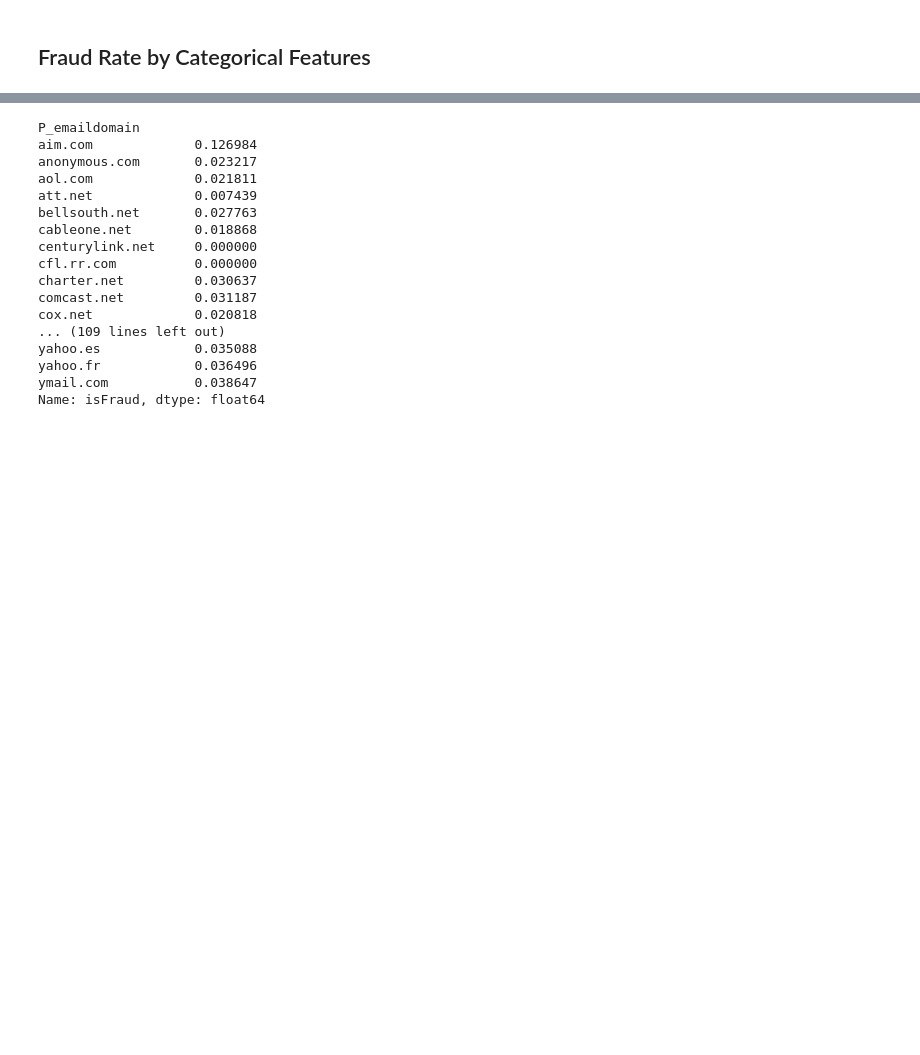
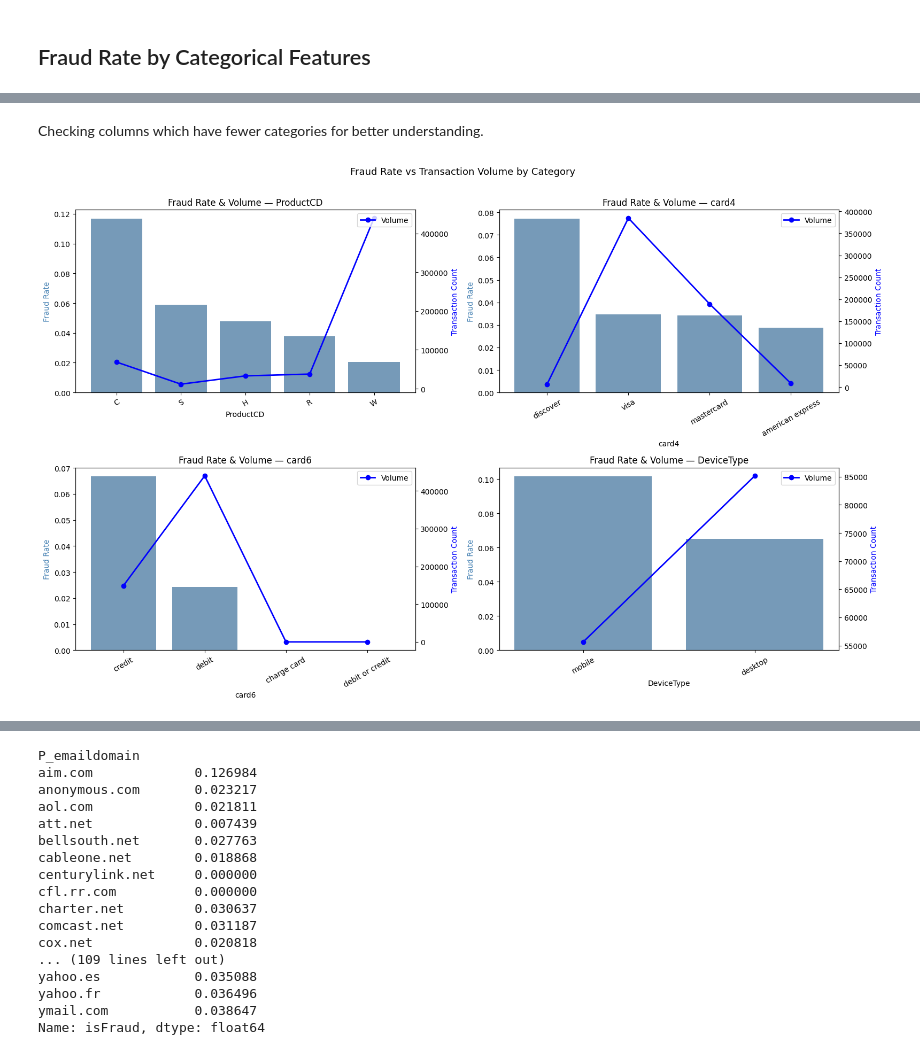
Before and after one commit to Mansi-Jadhav/End-to-End-Fraud-Detection, a Jupyter notebook: 1. EDA.ipynb, the cells around one changed output, grey strips where cells are left out. Drawn from its saved outputs; the diff is of its cells as text; code cells hidden in the pictures; blank space fills up the shorter version.

```diff
--- a/1. EDA.ipynb
+++ b/1. EDA.ipynb
@@ -360,0 +380,7 @@ I have chosen a few of them based on the number of categories in each and also t
+# %%
+cols = ['ProductCD', 'card1', 'card2', 'card3','card4', 'card5', 'card6', 'addr1', 'addr2', 'P_emaildomain', 'R_emaildomain',
+        'M1', 'M2', 'M3', 'M4', 'M5', 'M6', 'M7', 'M8', 'M9',
+        'DeviceType', 'DeviceInfo',]
+
+for col in cols:
+    print(f'{col}: {train[col].nunique()}')
@@ -360,0 +405,34 @@ I have chosen a few of them based on the number of categories in each and also t
+# %% [markdown]
+Checking columns which have fewer categories for better understanding.
+# %%
+cols = ['ProductCD', 'card4', 'card6', 'DeviceType']  # low-cardinality first
+
+fig, axes = plt.subplots(2, 2, figsize=(16, 10))
+axes = axes.flatten()
+
+for i, col in enumerate(cols):
+    stats = (
+        train.groupby(col)['isFraud']
+        .agg(['mean', 'count', 'sum'])
+        .rename(columns={'mean': 'fraud_rate', 'count': 'total', 'sum': 'frauds'})
+        .sort_values('fraud_rate', ascending=False)
+        .reset_index()
+    )
+
+    ax1 = axes[i]
+    ax2 = ax1.twinx()  # second y-axis for volume
+
+    sns.barplot(data=stats, x=col, y='fraud_rate', ax=ax1, color='steelblue', alpha=0.8)
+    ax2.plot(stats[col], stats['total'], color='blue', marker='o', linewidth=2, label='Volume')
+
+    ax1.set_title(f'Fraud Rate & Volume — {col}')
+    ax1.set_ylabel('Fraud Rate', color='steelblue')
+    ax2.set_ylabel('Transaction Count', color='blue')
+    ax1.tick_params(axis='x', rotation=30)
+    ax2.legend(loc='upper right')
+
+plt.suptitle('Fraud Rate vs Transaction Volume by Category', fontsize=13, y=1.01)
+plt.tight_layout()
+plt.show()
+# %% [output]
+[figure, added]
```
Also changed, not shown: parts of 36 cells of this notebook.
